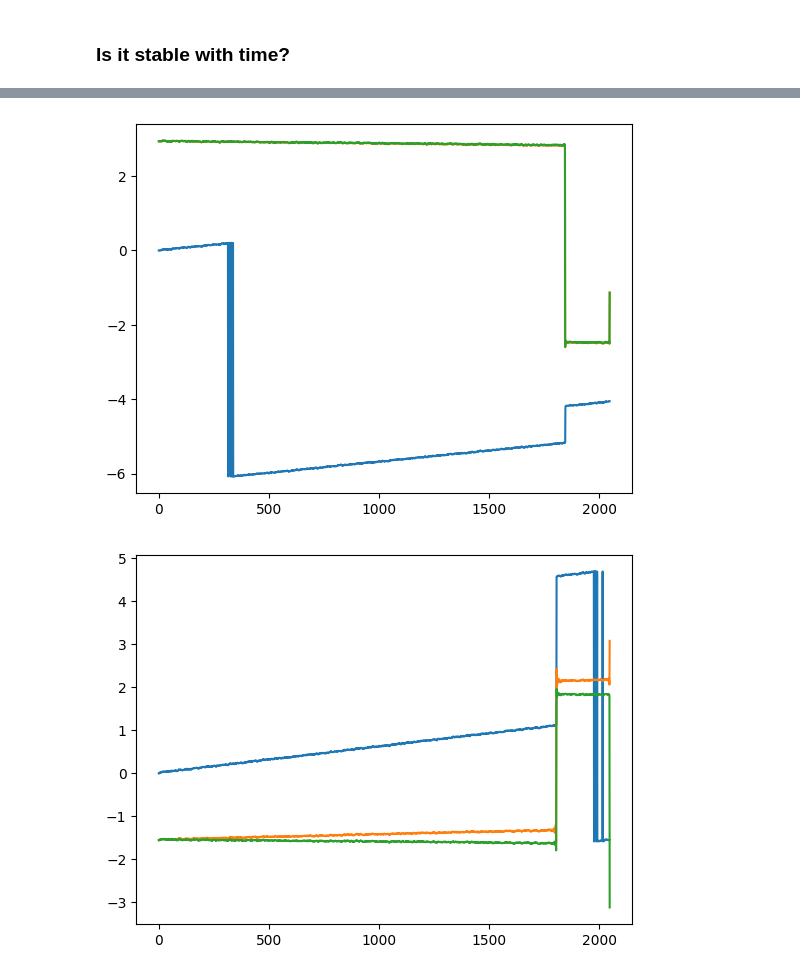
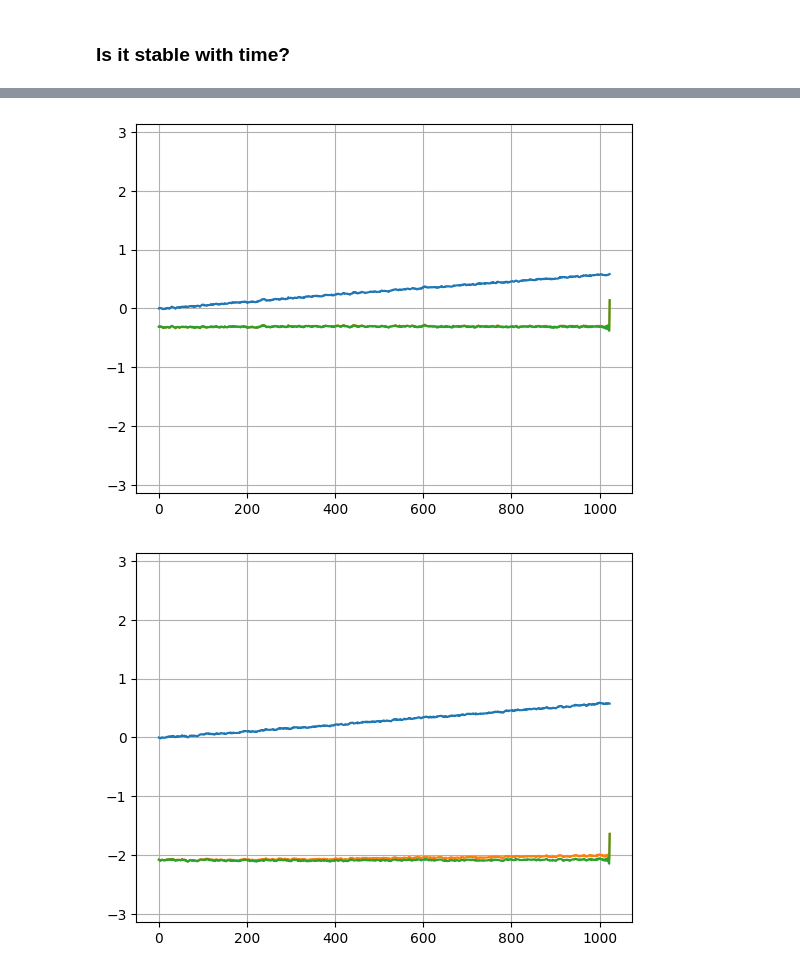
Before and after one commit to AaronParsons/sdrudp, a Jupyter notebook: notebooks/phase_detect_and_correct.ipynb, the cells around one changed output, grey strips where cells are left out. Cells and saved outputs as stored; diff of their text form; code cells hidden in the pictures.

```diff
--- a/notebooks/phase_detect_and_correct.ipynb
+++ b/notebooks/phase_detect_and_correct.ipynb
@@ -95,7 +96,7 @@ d = np.load("../data/data_0403.npz")
 data = d["data"][1:, 0]
 rs_data = d["rs_data"][1:]
 dphi = d["dphi"][1:]
-rs_dphi = d["rs_dphi"][1:]
+rs_dphi = -d["rs_dphi"][1:] #XXX change the sign later
 
 
 NSAMPLES = d["nsamples"][()]
@@ -167,5 +172,6 @@ for i in range(10):
     plt.plot(dphi[i])
     plt.plot(rs_dphi[i])
     plt.plot(dphi2[i], ls="--")
+    plt.grid()
     plt.show()
 # %% [output]
@@ -181,0 +190,15 @@ for i in range(10):
+# %%
+d = np.load("../data/data_0404.npz")
+data = d["data"][1:, 0]
+rs_data = d["rs_data"][1:]
+dphi = d["dphi"][1:]
+rs_dphi = d["rs_dphi"][1:]
+
+NSAMPLES = d["nsamples"][()]
+TONE = d["tone"][()]
+LO = d["lo"][()]
+SAMPLE_RATE = d["sample_rate"][()]
+t = np.arange(NSAMPLES) / SAMPLE_RATE
+omega = 2 * np.pi * (TONE - LO)
+tone_cos = np.cos(omega * t)
+tone_sin = -np.sin(omega * t)  # conjugate
@@ -181,0 +221,10 @@ for i in range(10):
+# %%
+ix = 0
+plt.figure()
+plt.plot(t, dphi[ix], label="original")
+plt.plot(t, rs_dphi[ix]-rs_dphi[ix, 0], label="resampled")
+plt.ylabel("Phase Difference [rad]")
+plt.xlabel("Time [s]")
+plt.legend()
+plt.grid()
+plt.show()
@@ -203,5 +254,7 @@ for i in range(10):
     plt.plot(dphi[i])
     plt.plot(rs_dphi[i])
     plt.plot(ph[i])
+    plt.ylim(-np.pi, np.pi)
+    plt.grid()
     plt.show()
 # %% [output]
@@ -209,2 +262,2 @@ for i in range(10):
-[figure, old version]
+[figure, new version]
-[figure, old version]
+[figure, new version]
```
Also changed, not shown: parts of 13 cells of this notebook.
